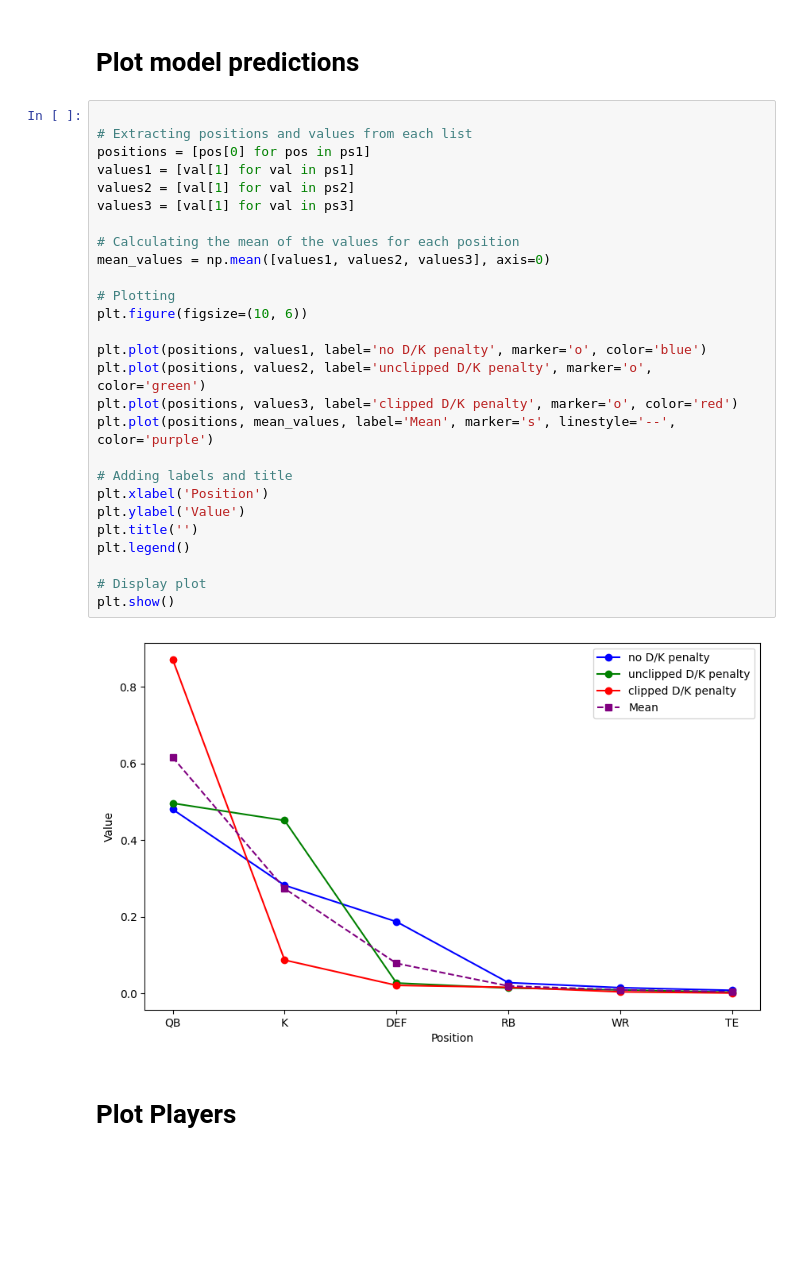
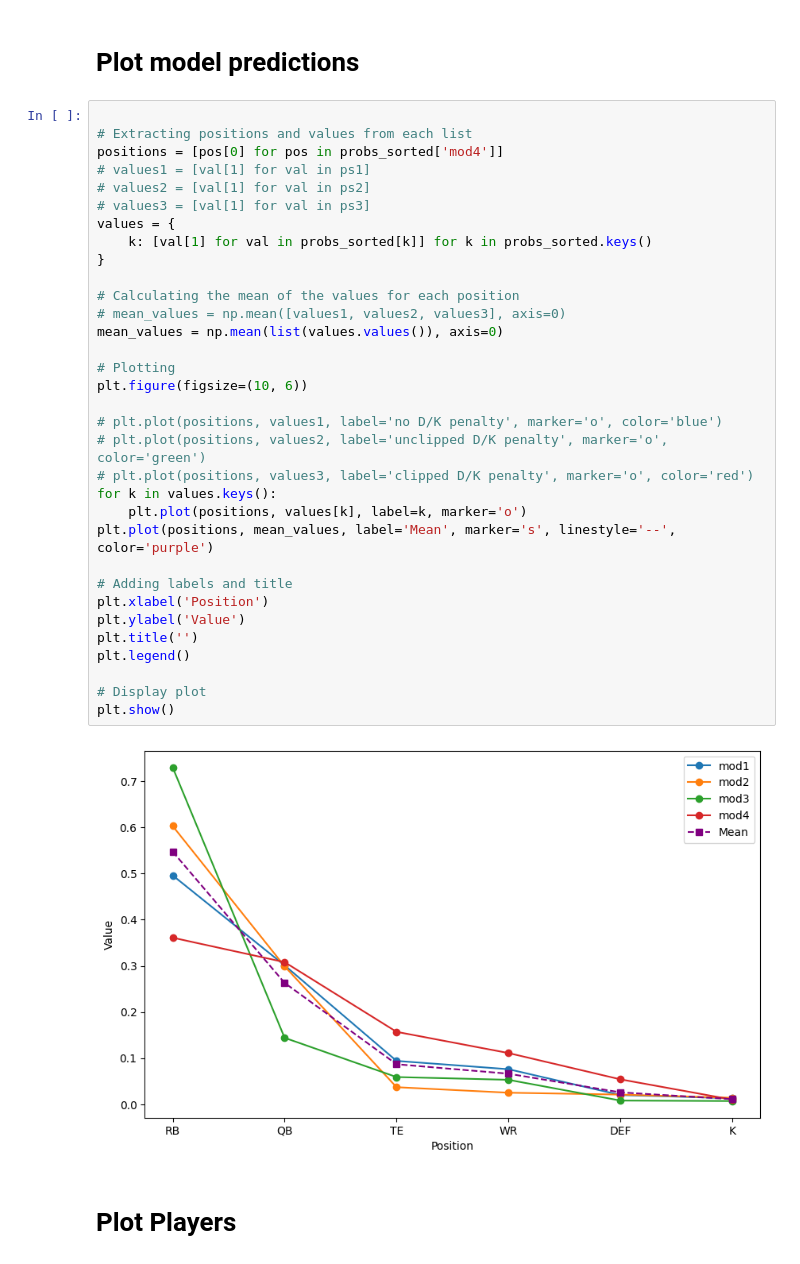
Before and after one commit to amehtaSF/fantasy_football_2024, a Jupyter notebook: draft_interface.ipynb, the cells around one changed output. Cells and saved outputs as stored; diff of their text form; blank space fills up the shorter version.

```diff
--- a/draft_interface.ipynb
+++ b/draft_interface.ipynb
@@ -195,32 +194,38 @@ Mod 3 choice: TE
 # %%
 
 # Extracting positions and values from each list
-positions = [pos[0] for pos in ps1]
-values1 = [val[1] for val in ps1]
-values2 = [val[1] for val in ps2]
-values3 = [val[1] for val in ps3]
+positions = [pos[0] for pos in probs_sorted['mod4']]
+# values1 = [val[1] for val in ps1]
+# values2 = [val[1] for val in ps2]
+# values3 = [val[1] for val in ps3]
+values = {
+    k: [val[1] for val in probs_sorted[k]] for k in probs_sorted.keys()
+}
 
 # Calculating the mean of the values for each position
-mean_values = np.mean([values1, values2, values3], axis=0)
+# mean_values = np.mean([values1, values2, values3], axis=0)
+mean_values = np.mean(list(values.values()), axis=0)
 
 # Plotting
 plt.figure(figsize=(10, 6))
 
-plt.plot(positions, values1, label='no D/K penalty', marker='o', color='blue')
-plt.plot(positions, values2, label='unclipped D/K penalty', marker='o', color='green')
-plt.plot(positions, values3, label='clipped D/K penalty', marker='o', color='red')
+# plt.plot(positions, values1, label='no D/K penalty', marker='o', color='blue')
+# plt.plot(positions, values2, label='unclipped D/K penalty', marker='o', color='green')
+# plt.plot(positions, values3, label='clipped D/K penalty', marker='o', color='red')
+for k in values.keys():
+    plt.plot(positions, values[k], label=k, marker='o')
 plt.plot(positions, mean_values, label='Mean', marker='s', linestyle='--', color='purple')
 
 # Adding labels and title
 plt.xlabel('Position')
 plt.ylabel('Value')
 plt.title('')
 plt.legend()
 
 # Display plot
 plt.show()
 # %% [output]
-[figure, old version]
+[figure, new version]
 # %% [markdown]
 # Plot Players
 # %%
```
Also changed, not shown: parts of 12 cells of this notebook, 5 other files.
